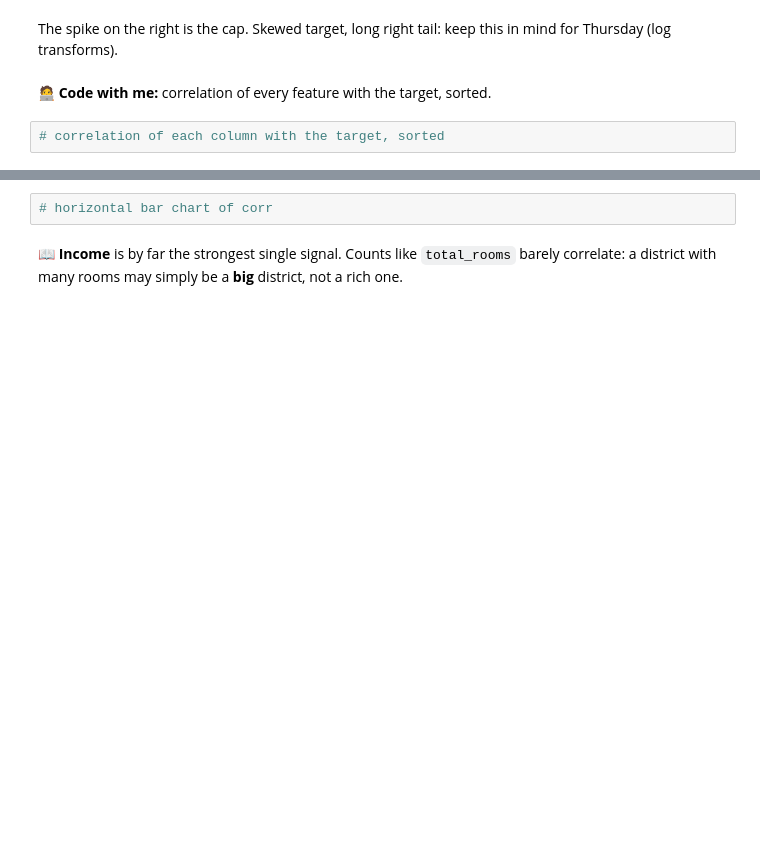
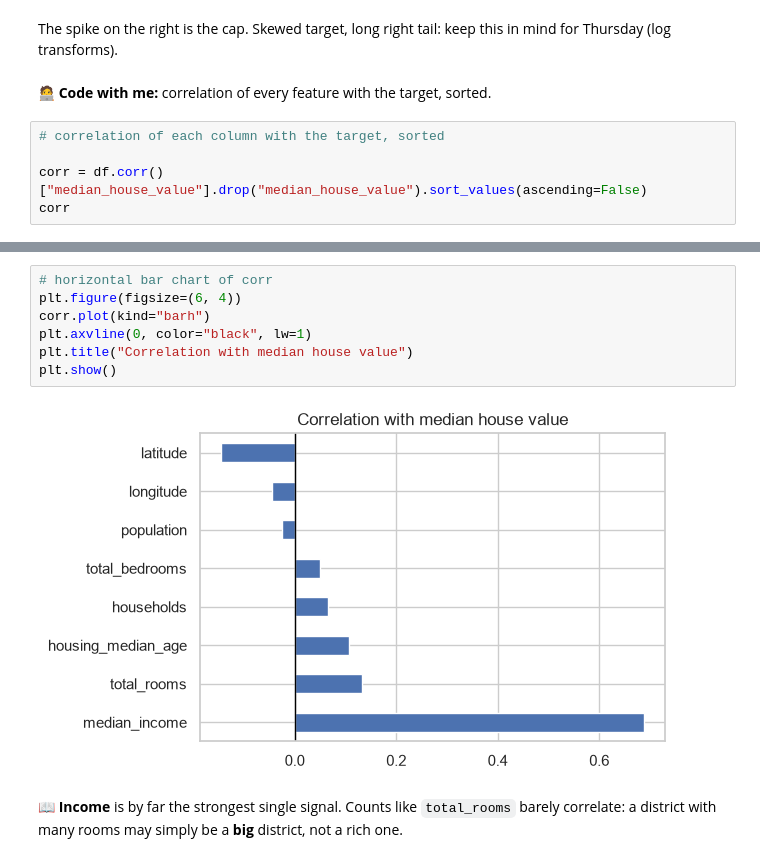
Before and after one commit to Andreoliveira85/DSML-IH-cohort-october26, a Jupyter notebook: week_06/W06_D1_first_ml_model_regression_live.ipynb, the cells around one changed output, grey strips where cells are left out. Cells and saved outputs as stored; diff of their text form; blank space fills up the shorter version.

```diff
--- a/week_06/W06_D1_first_ml_model_regression_live.ipynb
+++ b/week_06/W06_D1_first_ml_model_regression_live.ipynb
@@ -126,3 +175,6 @@ The spike on the right is the cap. Skewed target, long right tail: keep this in
 🧑‍💻 **Code with me:** correlation of every feature with the target, sorted.
 # %%
 # correlation of each column with the target, sorted
+
+corr = df.corr()["median_house_value"].drop("median_house_value").sort_values(ascending=False)
+corr
@@ -129,5 +191,12 @@ The spike on the right is the cap. Skewed target, long right tail: keep this in
 # %%
 # horizontal bar chart of corr
+plt.figure(figsize=(6, 4))
+corr.plot(kind="barh")
+plt.axvline(0, color="black", lw=1)
+plt.title("Correlation with median house value")
+plt.show()
+# %% [output]
+[figure, added]
 # %% [markdown]
 📖 **Income** is by far the strongest single signal. Counts like `total_rooms` barely correlate: a district with many rooms may simply be a **big** district, not a rich one.
 # %% [markdown]
```
Also changed, not shown: parts of 27 cells of this notebook, 4 other files.
